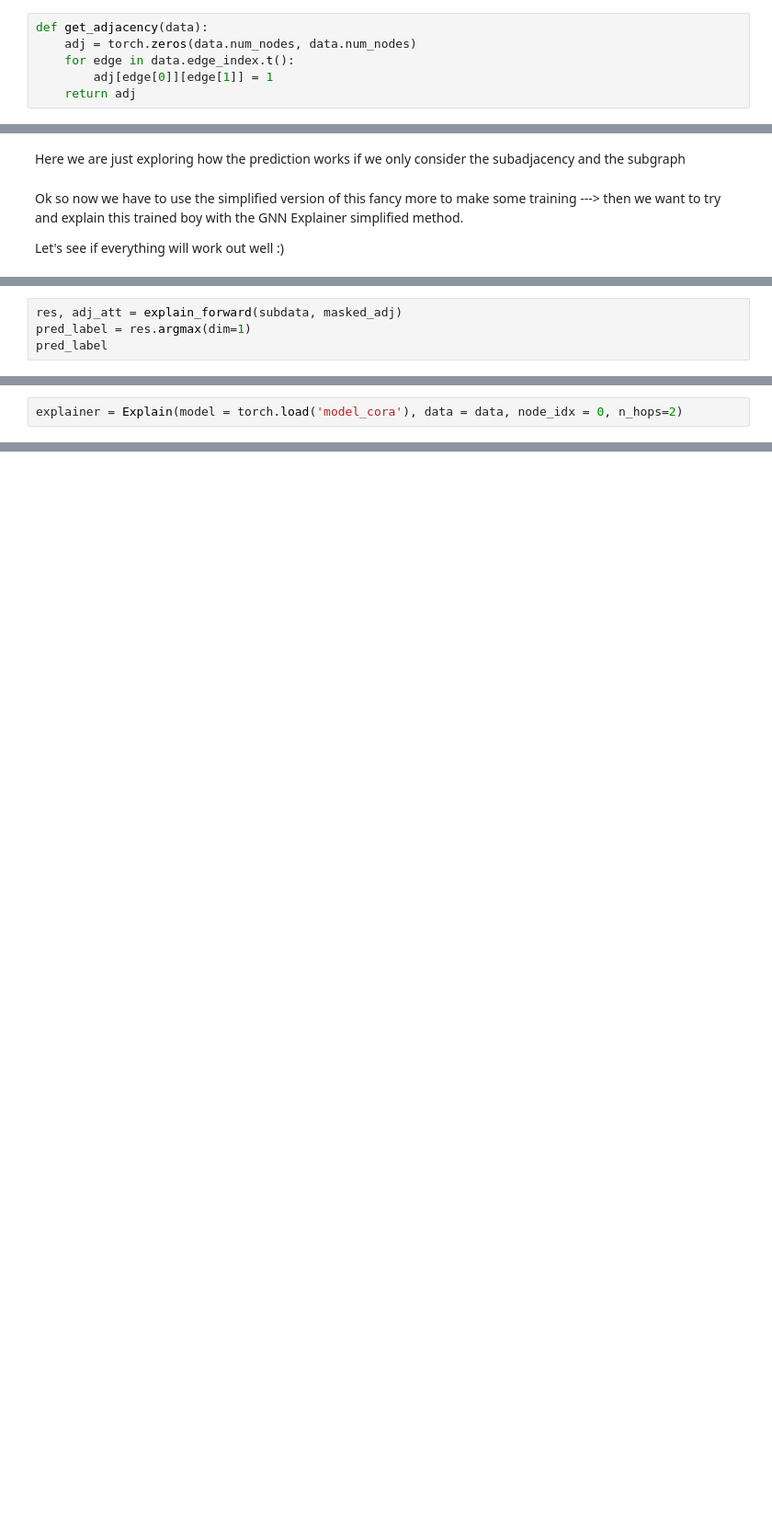
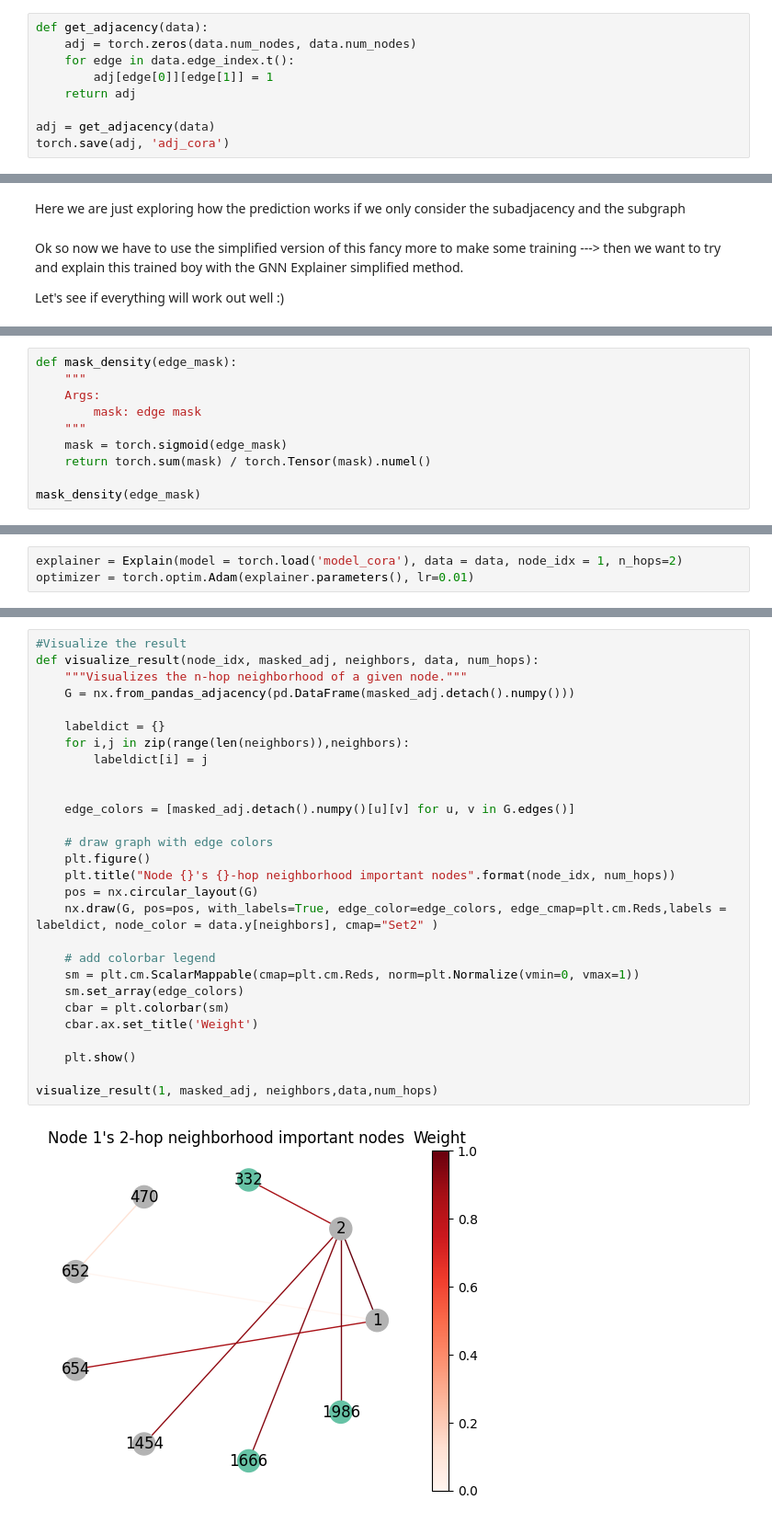
Before and after one commit to traopia/RGCN-Explainer, a Jupyter notebook: explain_ordered.ipynb, the cells around one changed output, grey strips where cells are left out. Shown at 92% size. Drawn from its saved outputs; the diff is of its cells as text; blank space fills up the shorter version.

Commit message:
Finalized GNN Explainer 'tutorial'

```diff
--- a/explain_ordered.ipynb
+++ b/explain_ordered.ipynb
@@ -208,3 +208,6 @@ def get_adjacency(data):
     for edge in data.edge_index.t():
         adj[edge[0]][edge[1]] = 1
     return adj
+
+adj = get_adjacency(data)
+torch.save(adj, 'adj_cora')
@@ -437,4 +417,0 @@ def explain_forward(x, masked_adj):
-# %%
-res, adj_att = explain_forward(subdata, masked_adj)
-pred_label = res.argmax(dim=1)
-pred_label
@@ -561,0 +542,10 @@ def construct_diag_mask(neighbors):
+# %%
+def mask_density(edge_mask):
+    """
+    Args:
+        mask: edge mask
+    """
+    mask = torch.sigmoid(edge_mask)
+    return torch.sum(mask) / torch.Tensor(mask).numel()
+
+mask_density(edge_mask)
@@ -601,5 +650,6 @@ class Explain(nn.Module):
 # %%
-explainer = Explain(model = torch.load('model_cora'), data = data, node_idx = 0, n_hops=2)
+explainer = Explain(model = torch.load('model_cora'), data = data, node_idx = 1, n_hops=2)
+optimizer = torch.optim.Adam(explainer.parameters(), lr=0.01)
 # %%
 explainer.train()
 for epoch in range(100):
@@ -679,0 +729,30 @@ tensor([[0., 1., 1., 1., 1., 1., 1., 1., 1.],
+# %%
+#Visualize the result
+def visualize_result(node_idx, masked_adj, neighbors, data, num_hops):
+    """Visualizes the n-hop neighborhood of a given node."""
+    G = nx.from_pandas_adjacency(pd.DataFrame(masked_adj.detach().numpy()))
+
+    labeldict = {}
+    for i,j in zip(range(len(neighbors)),neighbors):
+        labeldict[i] = j
+
+
+    edge_colors = [masked_adj.detach().numpy()[u][v] for u, v in G.edges()]
+
+    # draw graph with edge colors
+    plt.figure()
+    plt.title("Node {}'s {}-hop neighborhood important nodes".format(node_idx, num_hops))
+    pos = nx.circular_layout(G)
+    nx.draw(G, pos=pos, with_labels=True, edge_color=edge_colors, edge_cmap=plt.cm.Reds,labels = labeldict, node_color = data.y[neighbors], cmap="Set2" )
+
+    # add colorbar legend
+    sm = plt.cm.ScalarMappable(cmap=plt.cm.Reds, norm=plt.Normalize(vmin=0, vmax=1))
+    sm.set_array(edge_colors)
+    cbar = plt.colorbar(sm)
+    cbar.ax.set_title('Weight')
+
+    plt.show()
+
+visualize_result(1, masked_adj, neighbors,data,num_hops)
+# %% [output]
+[figure, added]
```
Also changed, not shown: parts of 22 cells of this notebook, 3 other files.
